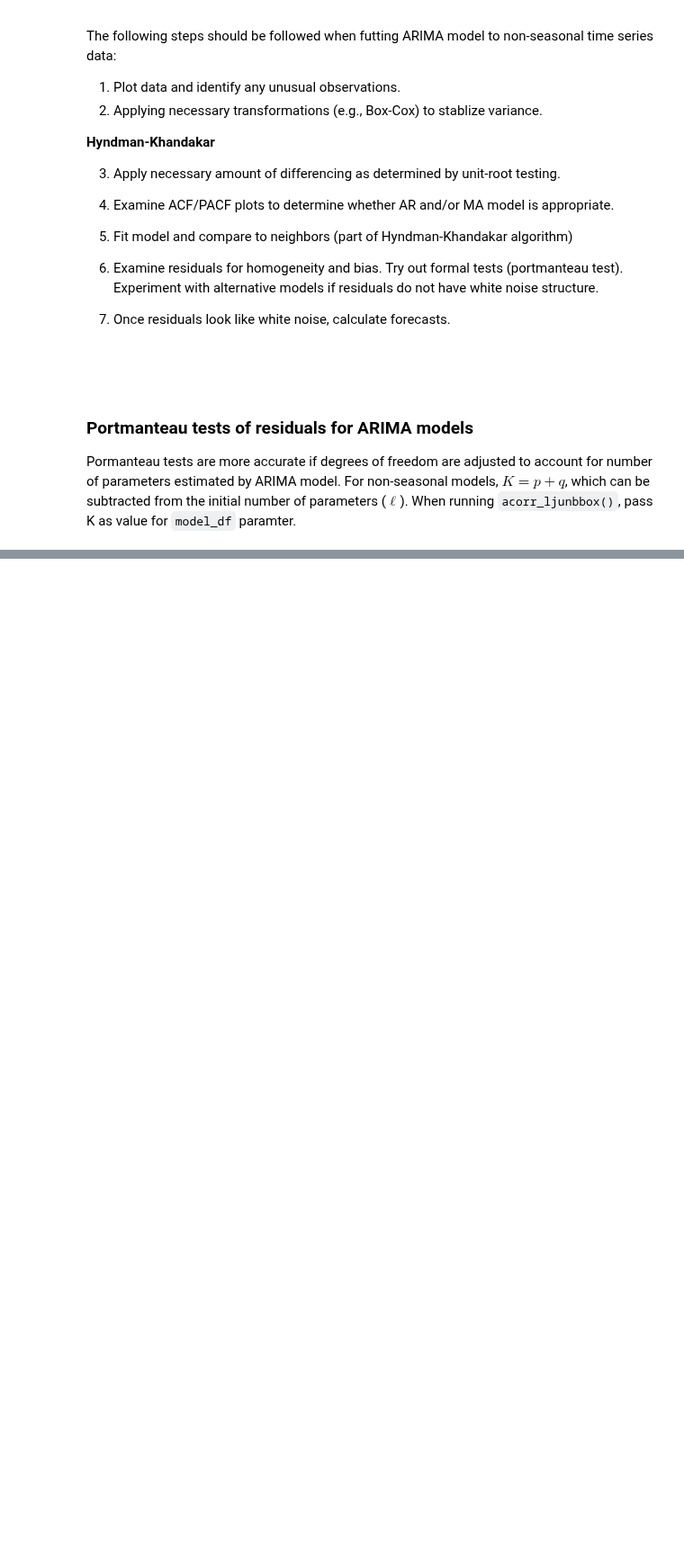
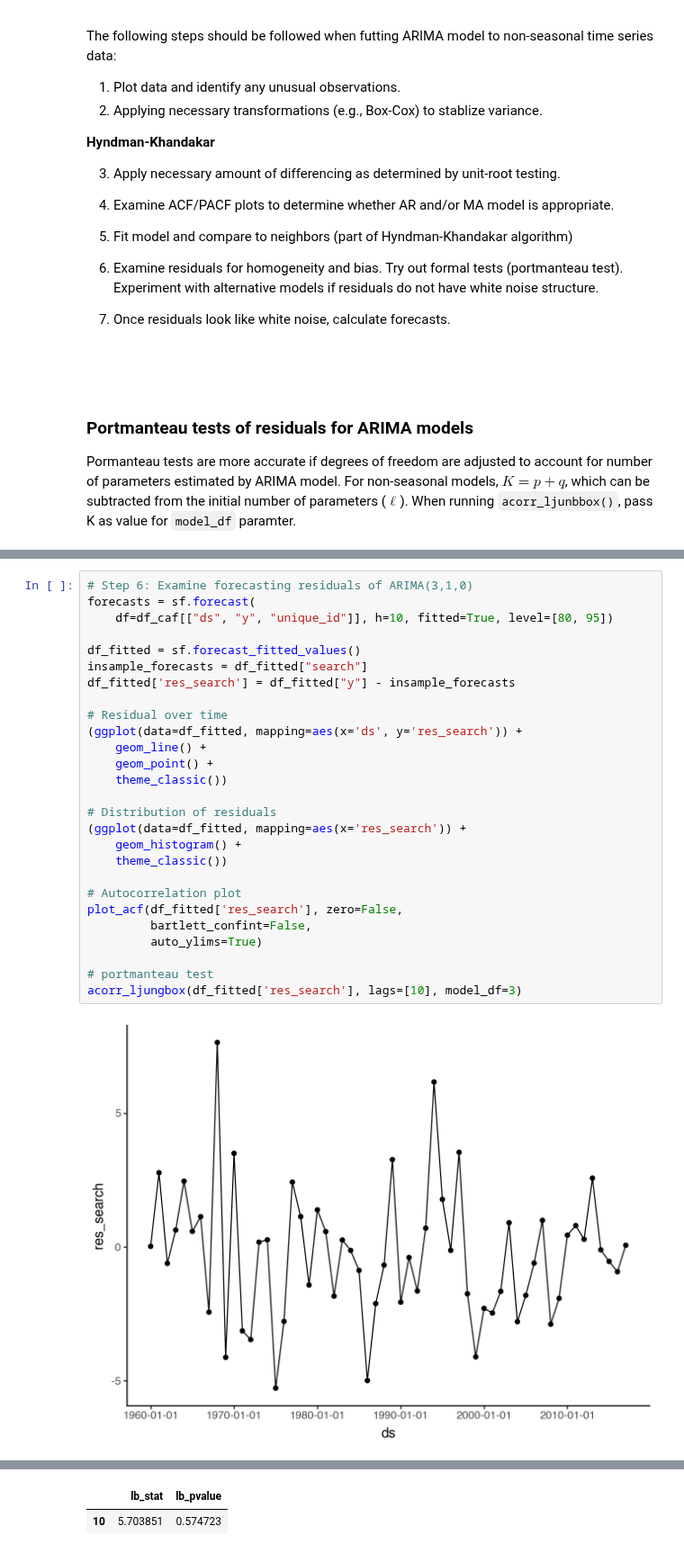
Before and after one commit to sebsciarra/gas_pump_prices, a Jupyter notebook: notebooks/chap9_arima.ipynb, the cells around one changed output, grey strips where cells are left out. Shown at 90% size. Saved outputs shown, nothing was run; the diff lists cells and outputs as text; blank space fills up the shorter version.

```diff
--- a/notebooks/chap9_arima.ipynb
+++ b/notebooks/chap9_arima.ipynb
@@ -512,0 +567,29 @@ kpss_stat: 0.500, kpss_pvalue: 0.04
+# %%
+# Step 6: Examine forecasting residuals of ARIMA(3,1,0)
+forecasts = sf.forecast(
+    df=df_caf[["ds", "y", "unique_id"]], h=10, fitted=True, level=[80, 95])
+
+df_fitted = sf.forecast_fitted_values()
+insample_forecasts = df_fitted["search"]
+df_fitted['res_search'] = df_fitted["y"] - insample_forecasts
+
+# Residual over time
+(ggplot(data=df_fitted, mapping=aes(x='ds', y='res_search')) +
+    geom_line() +
+    geom_point() +
+    theme_classic())
+
+# Distribution of residuals
+(ggplot(data=df_fitted, mapping=aes(x='res_search')) +
+    geom_histogram() +
+    theme_classic())
+
+# Autocorrelation plot
+plot_acf(df_fitted['res_search'], zero=False,
+         bartlett_confint=False,
+         auto_ylims=True)
+
+# portmanteau test
+acorr_ljungbox(df_fitted['res_search'], lags=[10], model_df=3)
+# %% [output]
+[figure, added]
@@ -512,0 +598,2 @@ kpss_stat: 0.500, kpss_pvalue: 0.04
+|  | lb_stat | lb_pvalue |
+| 10 | 5.703851 | 0.574723 |
```
Also changed, not shown: parts of 5 cells of this notebook.
